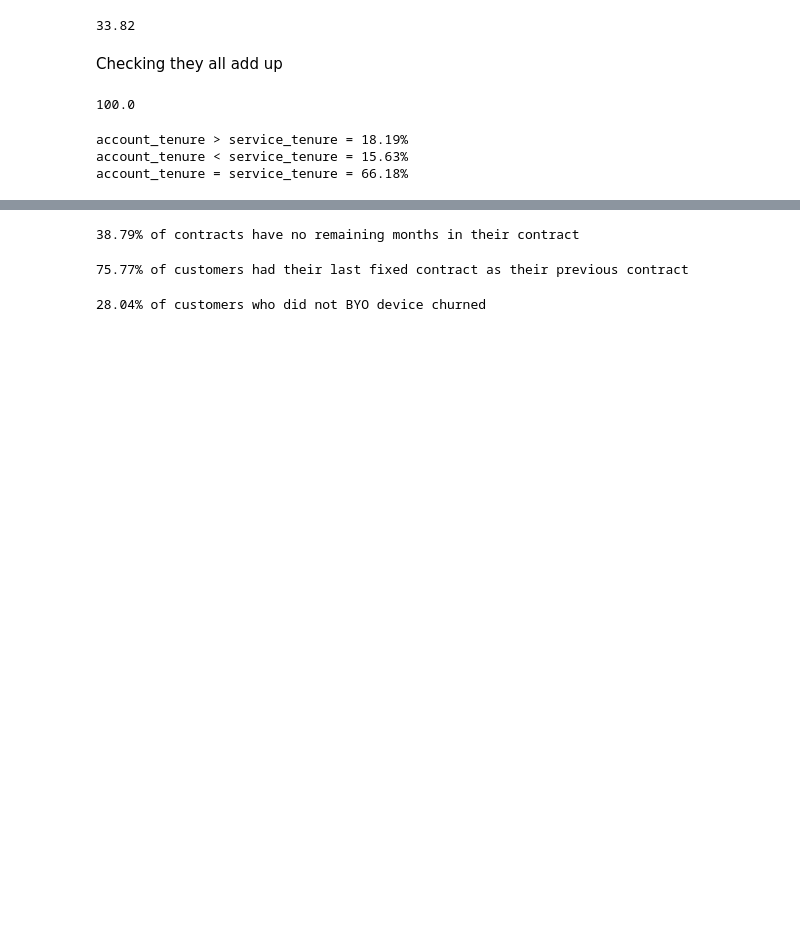
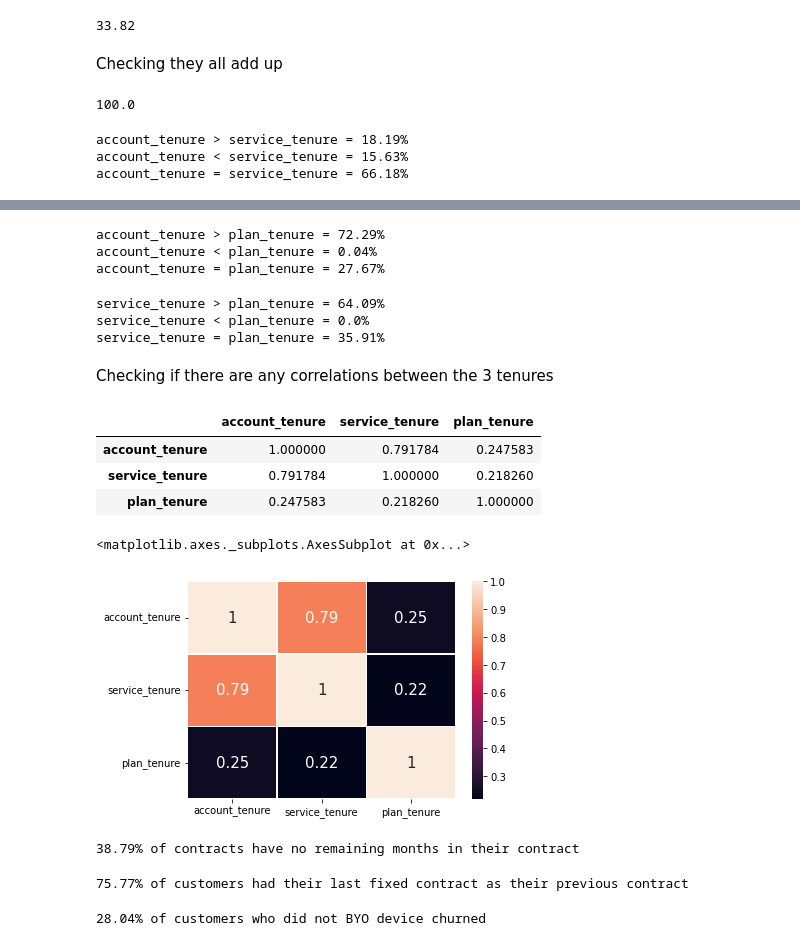
Before and after one commit to MQCOMP2200-S2-2021/Data-Science-Labs, a Jupyter notebook: Portfolio 3 - Christopher Rudolph.ipynb, the cells around one changed output, grey strips where cells are left out. Saved outputs shown, nothing was run; the diff lists cells and outputs as text; code cells hidden in the pictures; blank space fills up the shorter version.

```diff
--- a/Portfolio 3 - Christopher Rudolph.ipynb
+++ b/Portfolio 3 - Christopher Rudolph.ipynb
@@ -148,0 +143,8 @@ churn.head()
+# %%
+print(f'account_tenure > plan_tenure = {greater2}%')
+print(f'account_tenure < plan_tenure = {lesser2}%')
+print(f'account_tenure = plan_tenure = {equal2}%')
+# %% [output]
+account_tenure > plan_tenure = 72.29%
+account_tenure < plan_tenure = 0.04%
+account_tenure = plan_tenure = 27.67%
@@ -149,3 +155,27 @@ churn.head()
+# %%
+print(f'service_tenure > plan_tenure = {greater3}%')
+print(f'service_tenure < plan_tenure = {lesser3}%')
+print(f'service_tenure = plan_tenure = {equal3}%')
+# %% [output]
+service_tenure > plan_tenure = 64.09%
+service_tenure < plan_tenure = 0.0%
+service_tenure = plan_tenure = 35.91%
+# %% [markdown]
+Checking if there are any correlations between the 3 tenures
+# %%
+tenureList = ['account_tenure','service_tenure','plan_tenure']
+# %%
+churn[tenureList].corr()
+# %% [output]
+|  | account_tenure | service_tenure | plan_tenure |
+| account_tenure | 1.000000 | 0.791784 | 0.247583 |
+| service_tenure | 0.791784 | 1.000000 | 0.218260 |
+| plan_tenure | 0.247583 | 0.218260 | 1.000000 |
+# %%
+sns.heatmap((churn[tenureList].corr()), linewidths = 0.5, annot=True, annot_kws={"fontsize":15})
+# %% [output]
+<matplotlib.axes._subplots.AxesSubplot at 0x...>
+[figure, added]
 # %%
 zeroRemain = round(len(churn[churn['months_of_contract_remaining'] == 0])*100/total, 2)
 # %%
```
Also changed, not shown: parts of 15 cells of this notebook, 2 other files.
